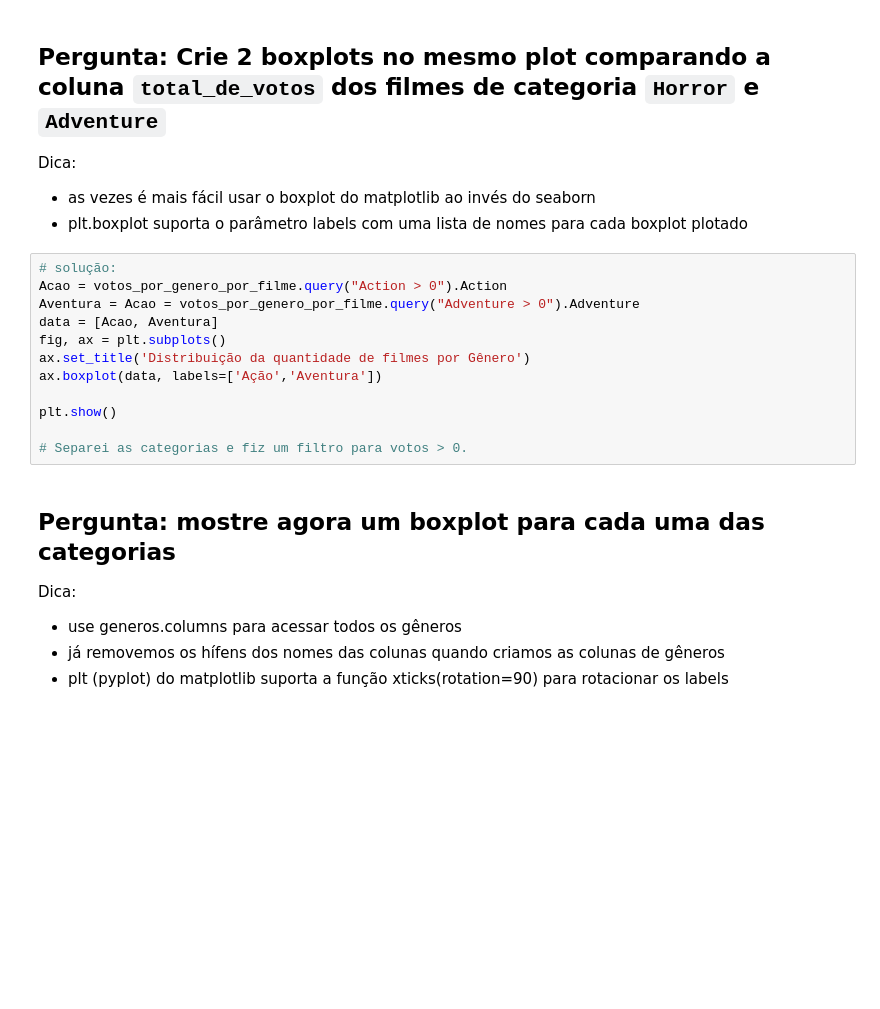
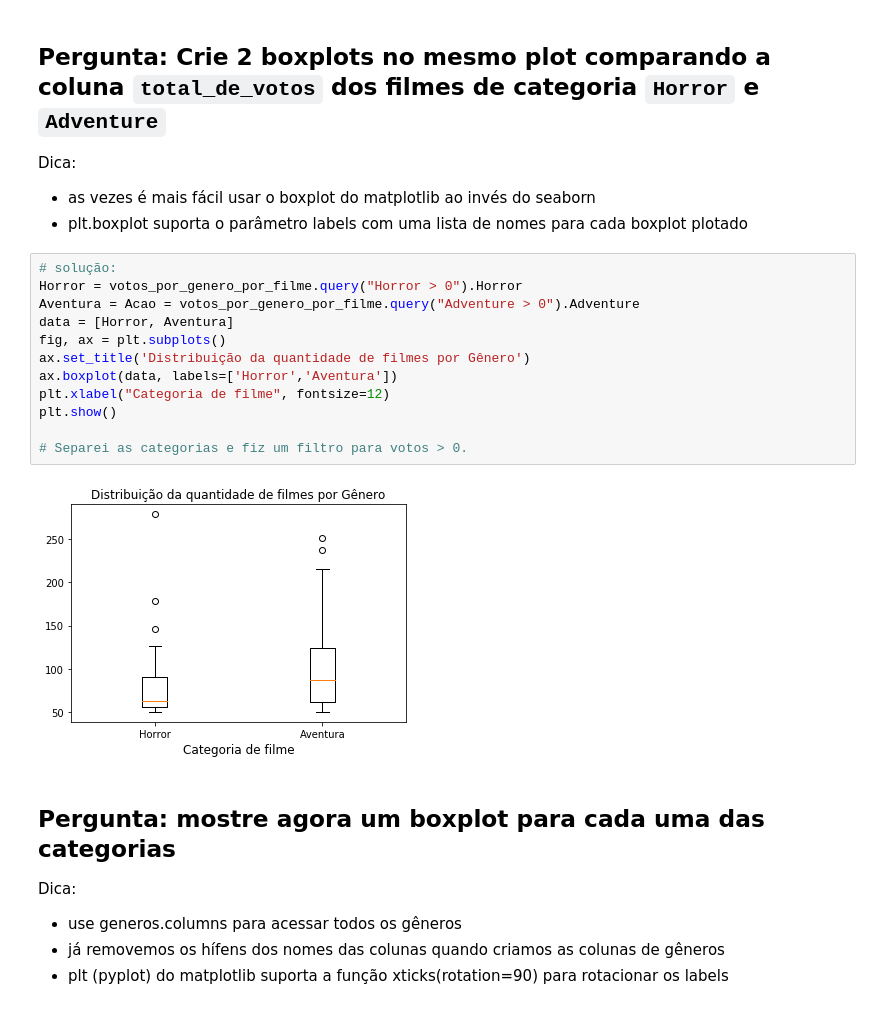
Before and after one commit to guizuccolotto-zz/formacao-data-science, a Jupyter notebook: Formação_Data_Science_Alura_Análise.ipynb, the cells around one changed output. Cells and saved outputs as stored; diff of their text form; blank space fills up the shorter version.

```diff
--- a/Formação_Data_Science_Alura_Análise.ipynb
+++ b/Formação_Data_Science_Alura_Análise.ipynb
@@ -256,16 +439,18 @@ Dica:
 - plt.boxplot suporta o parâmetro labels com uma lista de nomes para cada boxplot plotado
 # %%
 # solução:
-Acao = votos_por_genero_por_filme.query("Action > 0").Action
+Horror = votos_por_genero_por_filme.query("Horror > 0").Horror
 Aventura = Acao = votos_por_genero_por_filme.query("Adventure > 0").Adventure
-data = [Acao, Aventura]
+data = [Horror, Aventura]
 fig, ax = plt.subplots()
 ax.set_title('Distribuição da quantidade de filmes por Gênero')
-ax.boxplot(data, labels=['Ação','Aventura'])
-
+ax.boxplot(data, labels=['Horror','Aventura'])
+plt.xlabel("Categoria de filme", fontsize=12)
 plt.show()
 
 # Separei as categorias e fiz um filtro para votos > 0.
+# %% [output]
+[figure, added]
 # %% [markdown]
 ## Pergunta: mostre agora um boxplot para cada uma das categorias
 
```
Also changed, not shown: parts of 81 cells of this notebook, 1 other file.
